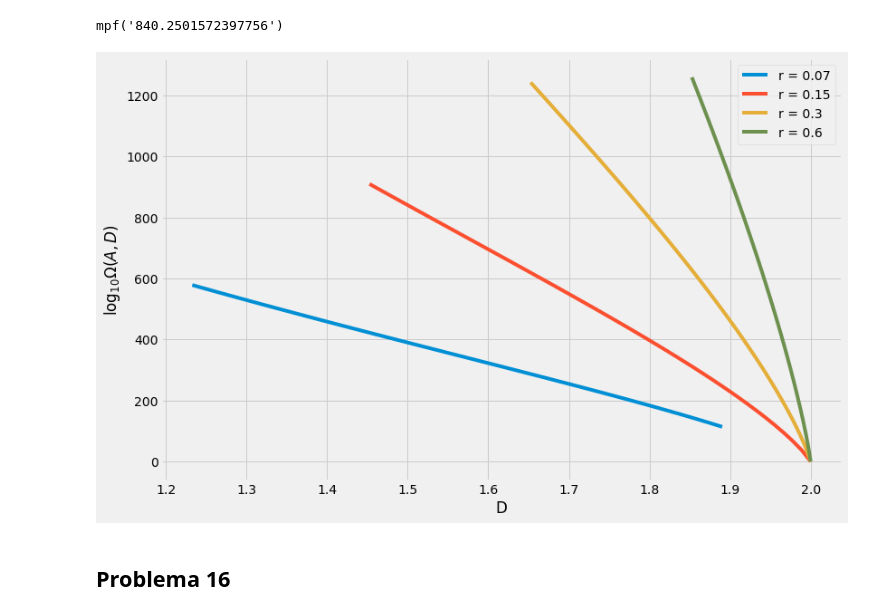
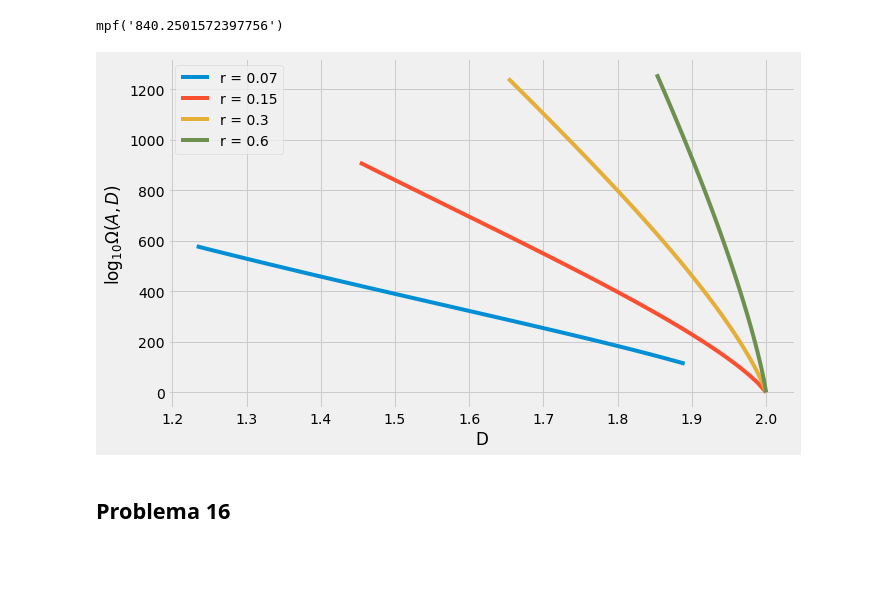
Before and after one commit to NicolasAmado/EjerciciosDimensionFractal, a Jupyter notebook: Problemas de Graficar.ipynb, the cells around one changed output. Cells and saved outputs as stored; diff of their text form; code cells hidden in the pictures; blank space fills up the shorter version.

```diff
--- a/Problemas de Graficar.ipynb
+++ b/Problemas de Graficar.ipynb
@@ -85,17 +85,17 @@ for i in range(N):
 #Preparo log10(Omega) para varios r
 # %%
 plt.style.use("fivethirtyeight") #plot
-fig = plt.figure(figsize=(12,8))
+fig = plt.figure(figsize=(10,6))
 plt.plot(x1,LogOm1,label="r = 0.07")
 plt.plot(x2,LogOm2,label="r = 0.15")
 plt.plot(x3,LogOm3,label="r = 0.3")
 plt.plot(x4,LogOm4,label="r = 0.6")
 plt.legend()
 plt.ylabel(r'$\log_{10} \Omega(A,D)$')
 plt.xlabel("D")
 plt.show()
 # %% [output]
-[figure, old version]
+[figure, new version]
 # %% [markdown]
 ## Problema 16
 # %%
```
Also changed, not shown: parts of 15 cells of this notebook.
